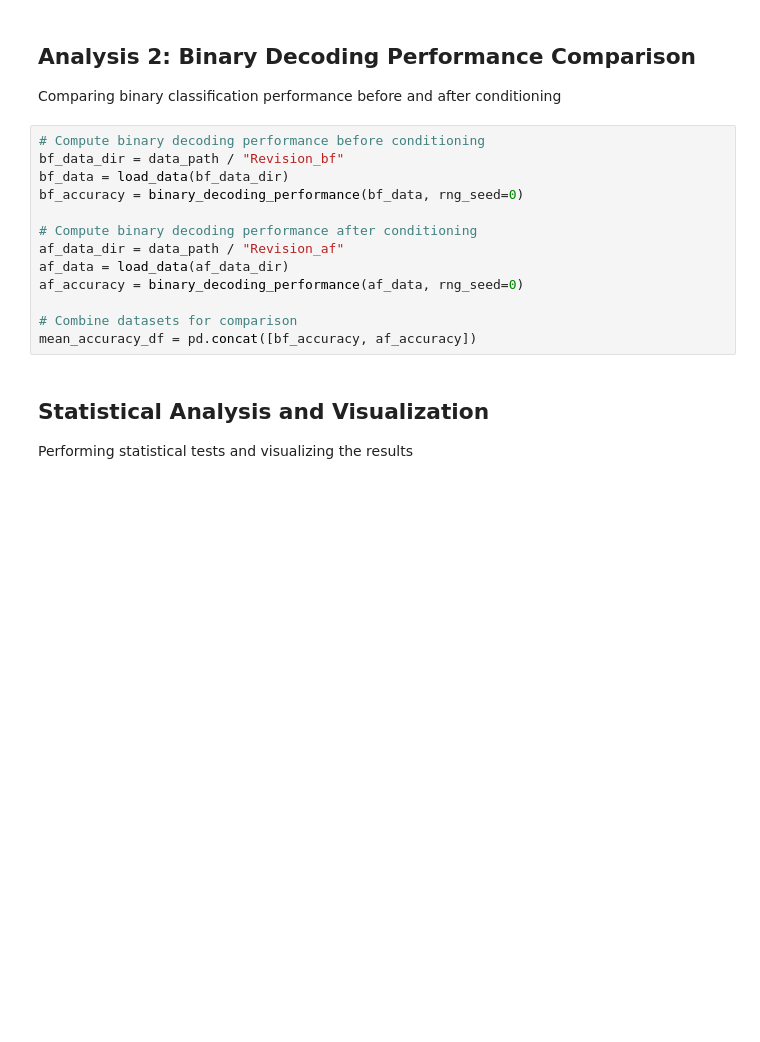
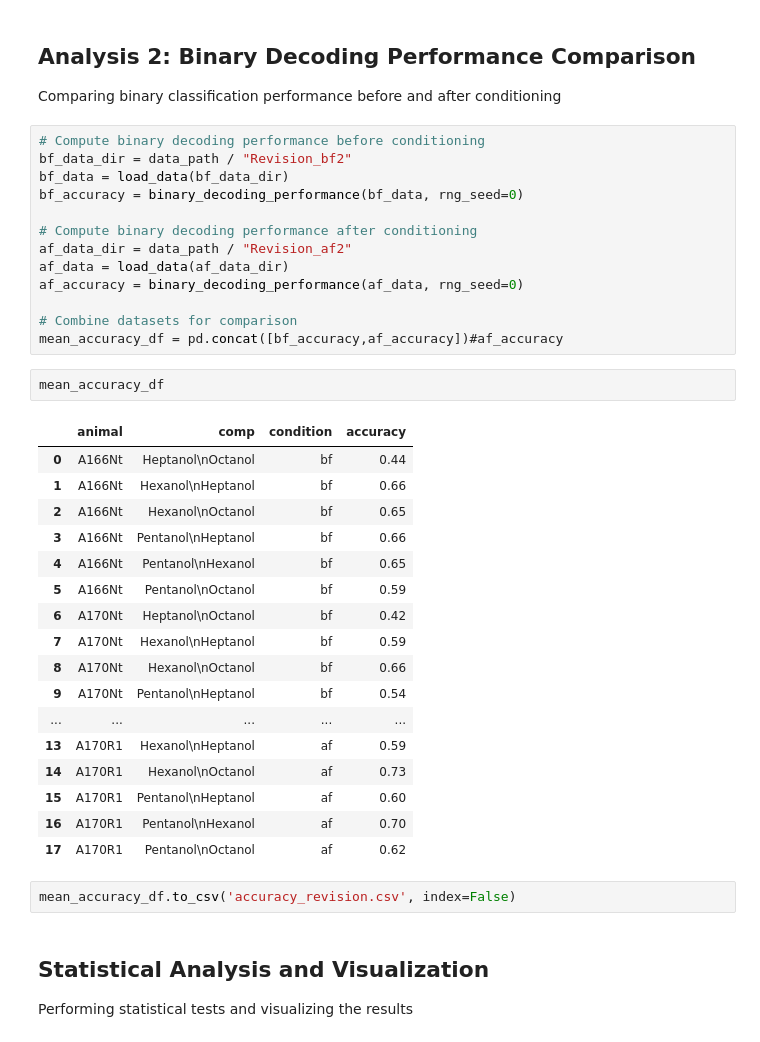
Before and after one commit to julie200388/vGlut2BF_odor_learning, a Jupyter notebook: python/odor_decoding.ipynb, the cells around one changed output. Drawn from its saved outputs; the diff is of its cells as text; blank space fills up the shorter version.

```diff
--- a/python/odor_decoding.ipynb
+++ b/python/odor_decoding.ipynb
@@ -366,17 +442,39 @@ plt.tight_layout()
  Comparing binary classification performance before and after conditioning
 # %%
 # Compute binary decoding performance before conditioning
-bf_data_dir = data_path / "Revision_bf"
+bf_data_dir = data_path / "Revision_bf2"
 bf_data = load_data(bf_data_dir)
 bf_accuracy = binary_decoding_performance(bf_data, rng_seed=0)
 
 # Compute binary decoding performance after conditioning
-af_data_dir = data_path / "Revision_af"
+af_data_dir = data_path / "Revision_af2"
 af_data = load_data(af_data_dir)
 af_accuracy = binary_decoding_performance(af_data, rng_seed=0)
 
 # Combine datasets for comparison
-mean_accuracy_df = pd.concat([bf_accuracy, af_accuracy])
+mean_accuracy_df = pd.concat([bf_accuracy,af_accuracy])#af_accuracy
+# %%
+mean_accuracy_df
+# %% [output]
+|  | animal | comp | condition | accuracy |
+| 0 | A166Nt | Heptanol\nOctanol | bf | 0.44 |
+| 1 | A166Nt | Hexanol\nHeptanol | bf | 0.66 |
+| 2 | A166Nt | Hexanol\nOctanol | bf | 0.65 |
+| 3 | A166Nt | Pentanol\nHeptanol | bf | 0.66 |
+| 4 | A166Nt | Pentanol\nHexanol | bf | 0.65 |
+| 5 | A166Nt | Pentanol\nOctanol | bf | 0.59 |
+| 6 | A170Nt | Heptanol\nOctanol | bf | 0.42 |
+| 7 | A170Nt | Hexanol\nHeptanol | bf | 0.59 |
+| 8 | A170Nt | Hexanol\nOctanol | bf | 0.66 |
+| 9 | A170Nt | Pentanol\nHeptanol | bf | 0.54 |
+| ... | ... | ... | ... | ... |
+| 13 | A170R1 | Hexanol\nHeptanol | af | 0.59 |
+| 14 | A170R1 | Hexanol\nOctanol | af | 0.73 |
+| 15 | A170R1 | Pentanol\nHeptanol | af | 0.60 |
+| 16 | A170R1 | Pentanol\nHexanol | af | 0.70 |
+| 17 | A170R1 | Pentanol\nOctanol | af | 0.62 |
+# %%
+mean_accuracy_df.to_csv('accuracy_revision.csv', index=False)
 # %% [markdown]
  ## Statistical Analysis and Visualization
 
```
Also changed, not shown: parts of 14 cells of this notebook, 38 other files.
